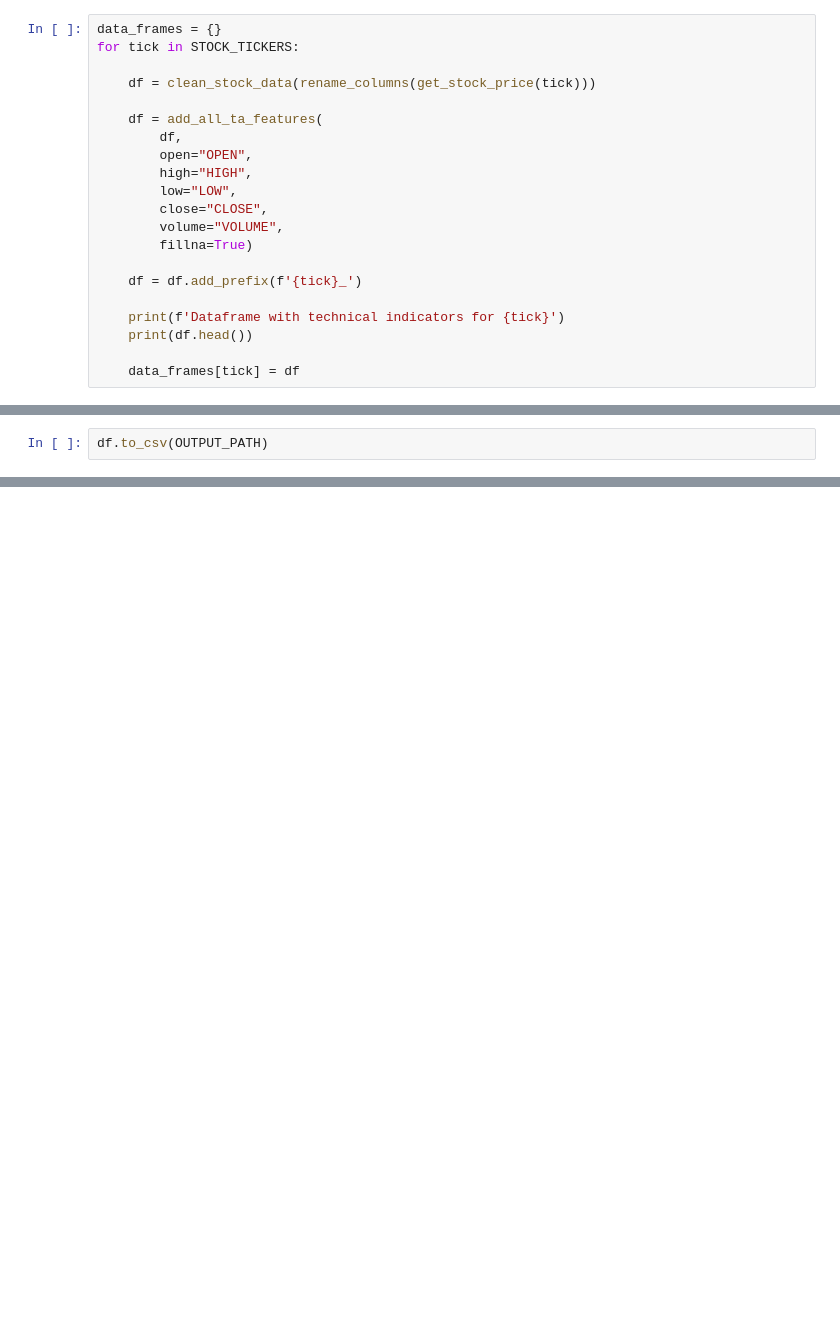
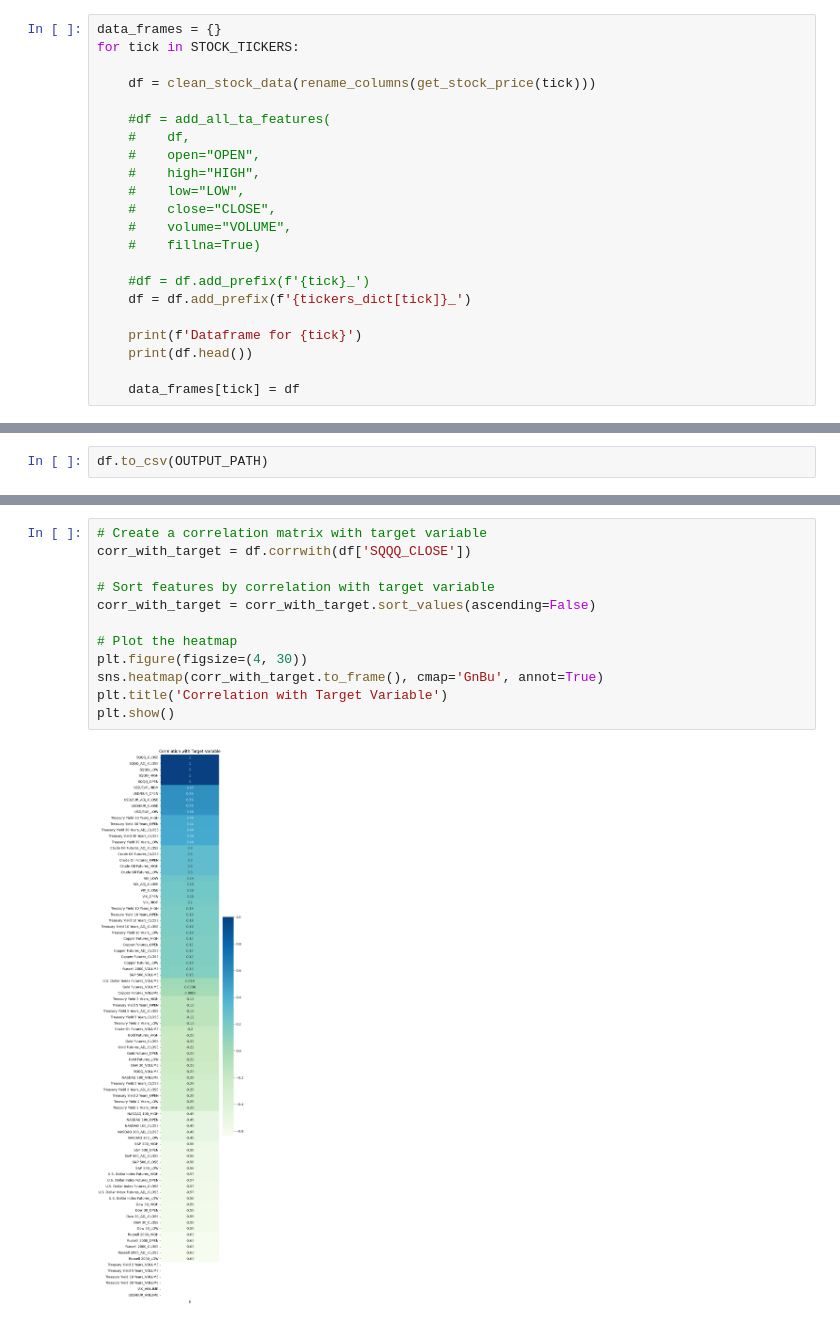
Before and after one commit to scottolivermorgan/ML_experiments, a Jupyter notebook: random_forest/feature_engineering.ipynb, the cells around one changed output, grey strips where cells are left out. Drawn from its saved outputs; the diff is of its cells as text; blank space fills up the shorter version.

```diff
--- a/random_forest/feature_engineering.ipynb
+++ b/random_forest/feature_engineering.ipynb
@@ -25,18 +63,19 @@ for tick in STOCK_TICKERS:
 
     df = clean_stock_data(rename_columns(get_stock_price(tick)))
 
-    df = add_all_ta_features(
-        df,
-        open="OPEN",
-        high="HIGH",
-        low="LOW",
-        close="CLOSE",
-        volume="VOLUME",
-        fillna=True)
+    #df = add_all_ta_features(
+    #    df,
+    #    open="OPEN",
+    #    high="HIGH",
+    #    low="LOW",
+    #    close="CLOSE",
+    #    volume="VOLUME",
+    #    fillna=True)
 
-    df = df.add_prefix(f'{tick}_')
+    #df = df.add_prefix(f'{tick}_')
+    df = df.add_prefix(f'{tickers_dict[tick]}_')
 
-    print(f'Dataframe with technical indicators for {tick}')
+    print(f'Dataframe for {tick}')
     print(df.head())
 
     data_frames[tick] = df
@@ -110,0 +282,14 @@ df.to_csv(OUTPUT_PATH)
+# %%
+# Create a correlation matrix with target variable
+corr_with_target = df.corrwith(df['SQQQ_CLOSE'])
+
+# Sort features by correlation with target variable
+corr_with_target = corr_with_target.sort_values(ascending=False)
+
+# Plot the heatmap
+plt.figure(figsize=(4, 30))
+sns.heatmap(corr_with_target.to_frame(), cmap='GnBu', annot=True)
+plt.title('Correlation with Target Variable')
+plt.show()
+# %% [output]
+[figure, added]
```
Also changed, not shown: parts of 8 cells of this notebook, 2 other files.
